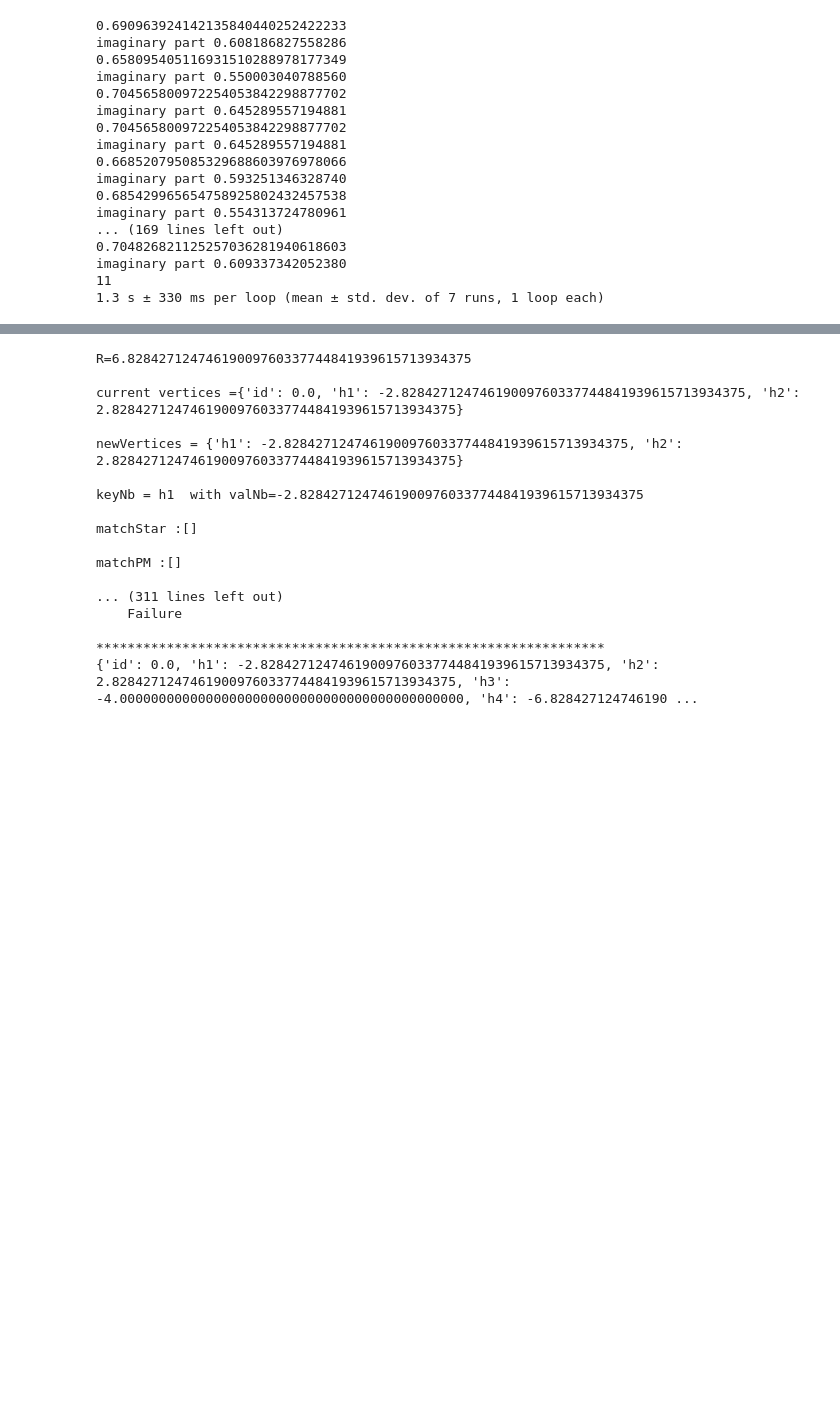
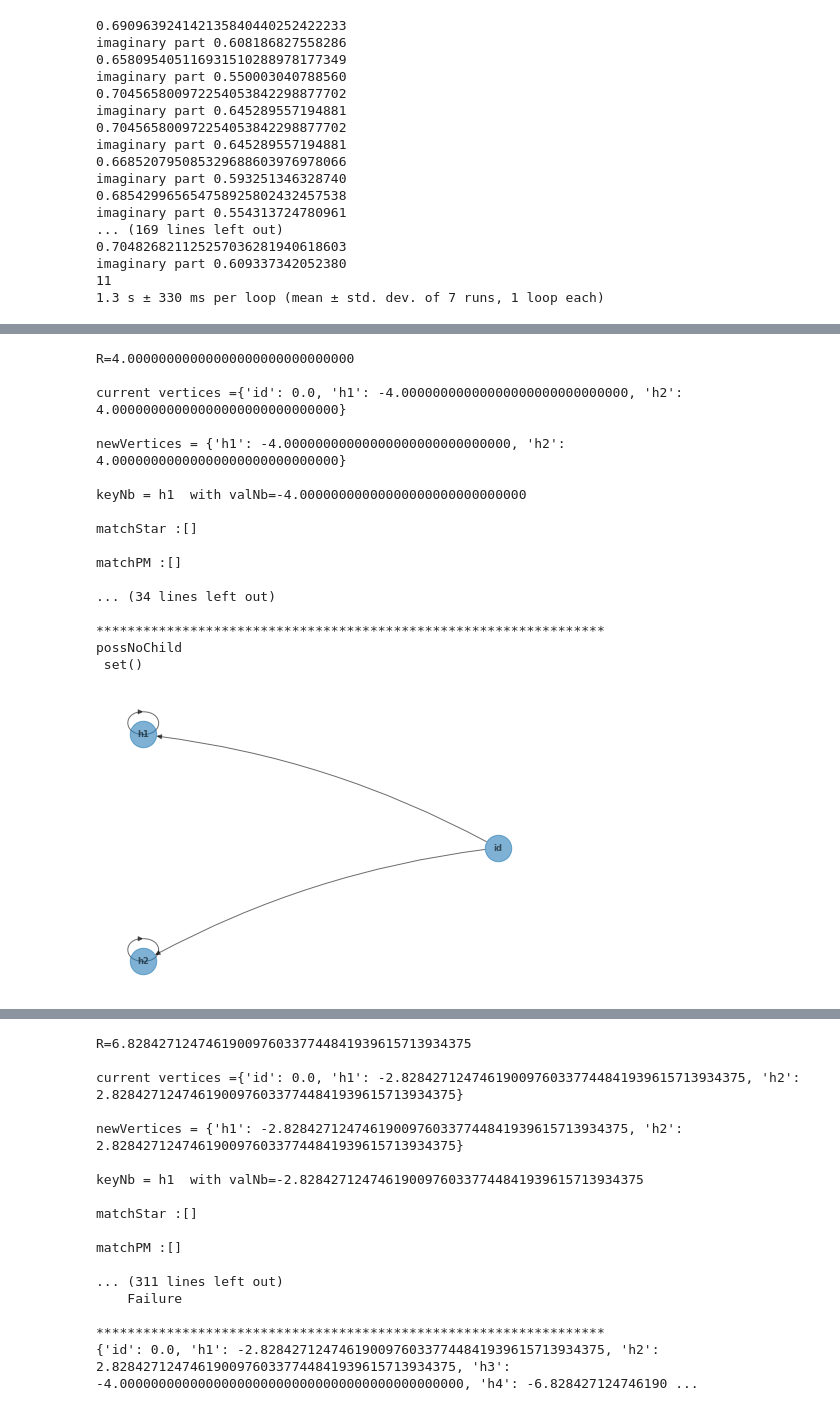
Before and after one commit to SilvestriStefano/coreEntropy_neighborIFS, a Jupyter notebook: scripts/checkRootFinding.ipynb, the cells around one changed output, grey strips where cells are left out. Drawn from its saved outputs; the diff is of its cells as text; code cells hidden in the pictures; blank space fills up the shorter version.

```diff
--- a/scripts/checkRootFinding.ipynb
+++ b/scripts/checkRootFinding.ipynb
@@ -200,8 +200,8 @@ def nbhG(param,maxDepth):
     phiStar = z*param**(-1)# corresponds to fpm^(-1) g fpm
 
 
-    err = 1e-45
-    prec = 45
+    err = 1e-29
+    prec = 30
     #initialize the dictionary of vertices in the graph
     vertices = {
         'id':0.,
@@ -363,8 +363,14 @@ def nbhG(param,maxDepth):
         depth += 1
 
     #remove the vertices that have no children
+    possNoChild={k for k in vertices.keys() if k not in edges.keys()}
+    print(f"possNoChild \n {possNoChild}")
+    for k in possNoChild:
+        edges = nested_delete(edges,k)
+
     for k,v in edges.items():
         if len(v)==0:
+            print(f" key {k} has no child \n")
             edges = nested_delete(edges,k)
-    print(vertices)
+
     return edges
@@ -371,3 +381,47 @@ def nbhG(param,maxDepth):
+# %%
+x=Symbol('x')
+# w=CRootOf(2*x**4 + x**3 + x**2 - x + 1,3).evalf(30) # theta=7/30
+# w=CRootOf(1 - x + 2*x**2,1).evalf(30) # tame twin dragon
+# w=CRootOf(1 - 2*x + 2*x**2,1).evalf(30) # twin dragon
+# w=CRootOf(1 - x - x**2,1).evalf(30) # golden
+w = CRootOf(1-2*x,0).evalf(30)
+
+nbhGraph = nbhG(w,7)
+newG =nx.DiGraph(nbhGraph)
+options = {
+#     'width':1.0,
+#     'node_color':'white',
+    'alpha':0.572,
+#     'edge_color':'white',
+    'node_size':700,
+    "connectionstyle":'arc3, rad = 0.1',
+    'with_labels':True,
+    'font_size':'small',
+    'font_color':'black',
+    'font_weight':'bold'
+}
+
+pos = nx.circular_layout(newG)
+nx.draw(newG,pos,**options)
+# %% [output]
+R=4.00000000000000000000000000000
+
+current vertices ={'id': 0.0, 'h1': -4.00000000000000000000000000000, 'h2': 4.00000000000000000000000000000}
+
+newVertices = {'h1': -4.00000000000000000000000000000, 'h2': 4.00000000000000000000000000000}
+
+keyNb = h1  with valNb=-4.00000000000000000000000000000
+
+matchStar :[]
+
+matchPM :[]
+
+... (34 lines left out)
+
+*****************************************************************
+possNoChild
+ set()
+[figure, added]
 # %%
 from sympy import S, sqrt
 import src.functions as fcn
```
Also changed, not shown: parts of 2 cells of this notebook, 1 other file.
